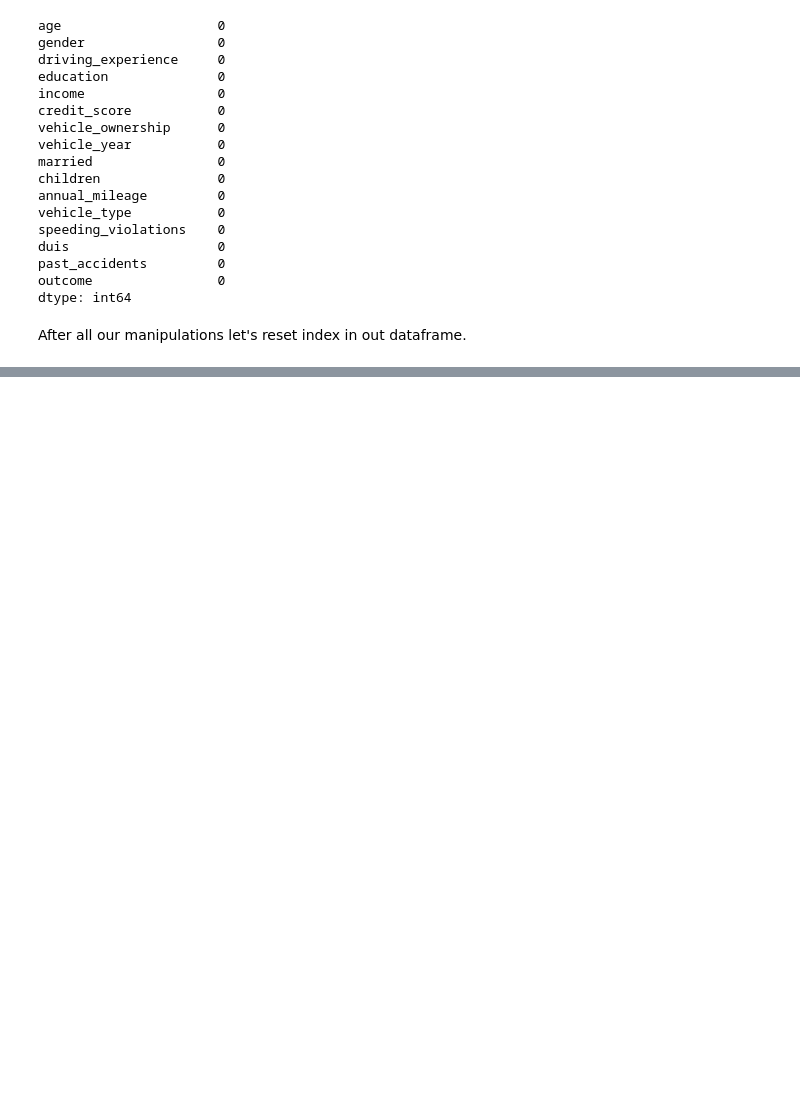
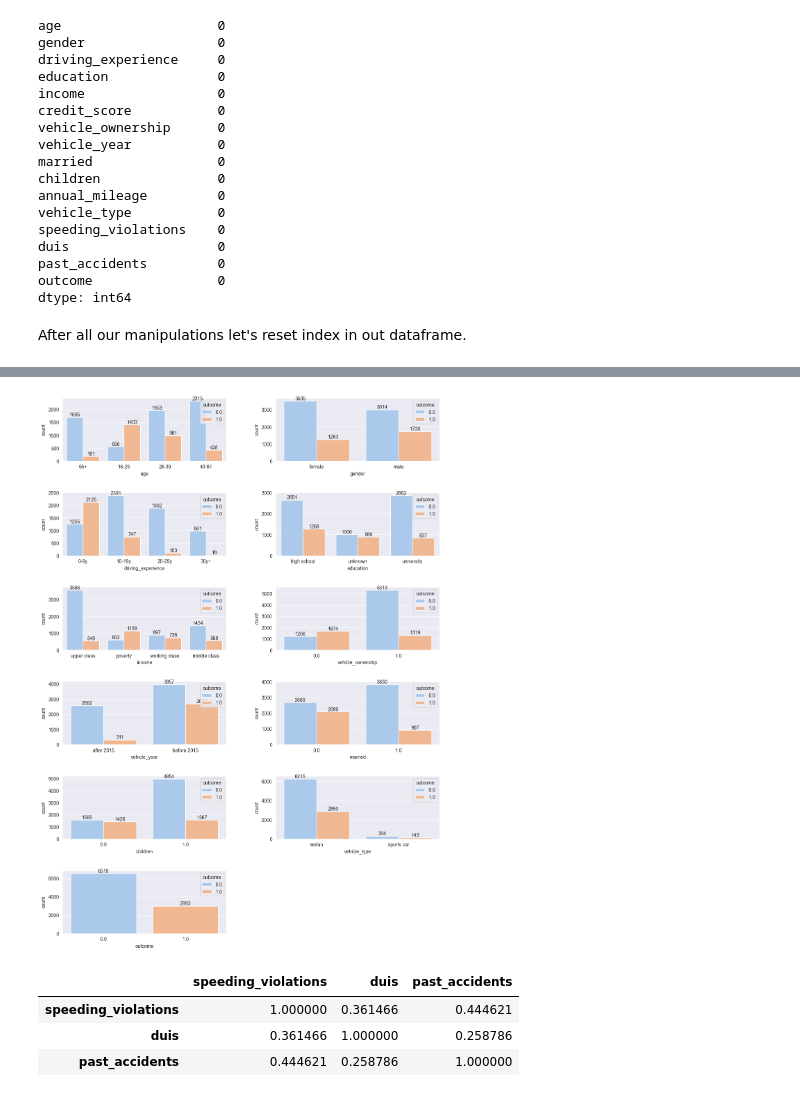
Before and after one commit to mariakyrychok/ds_homeworks, a Jupyter notebook: lec_4/main.ipynb, the cells around one changed output, grey strips where cells are left out. Saved outputs shown, nothing was run; the diff lists cells and outputs as text; code cells hidden in the pictures; blank space fills up the shorter version.

```diff
--- a/lec_4/main.ipynb
+++ b/lec_4/main.ipynb
@@ -314,0 +384,25 @@ Name: annual_mileage, dtype: float64
+# %%
+fig, axes = plt.subplots(6, 2, figsize = (14, 20))
+plt.subplots_adjust(hspace=0.5, wspace=0.3)
+
+for col, ax in zip(categorical_columns, axes.flat[:]):
+    sns.countplot(data=claims, x=col, ax=ax, hue="outcome")
+    for p in ax.patches:
+        if p.get_height() != 0:
+            x = p.get_x() + p.get_width() / 2.
+            y = p.get_height()
+            ax.annotate(int(y), (x, y), ha='center', va='bottom')
+
+fig.delaxes(axes[5, 1])
+plt.show()
+# %% [output]
+[figure, added]
+# %%
+driving_incidents_columns = ["speeding_violations", "duis", "past_accidents"]
+
+claims[["speeding_violations","duis","past_accidents"]].corr()
+# %% [output]
+|  | speeding_violations | duis | past_accidents |
+| speeding_violations | 1.000000 | 0.361466 | 0.444621 |
+| duis | 0.361466 | 1.000000 | 0.258786 |
+| past_accidents | 0.444621 | 0.258786 | 1.000000 |
```
Also changed, not shown: parts of 27 cells of this notebook.
